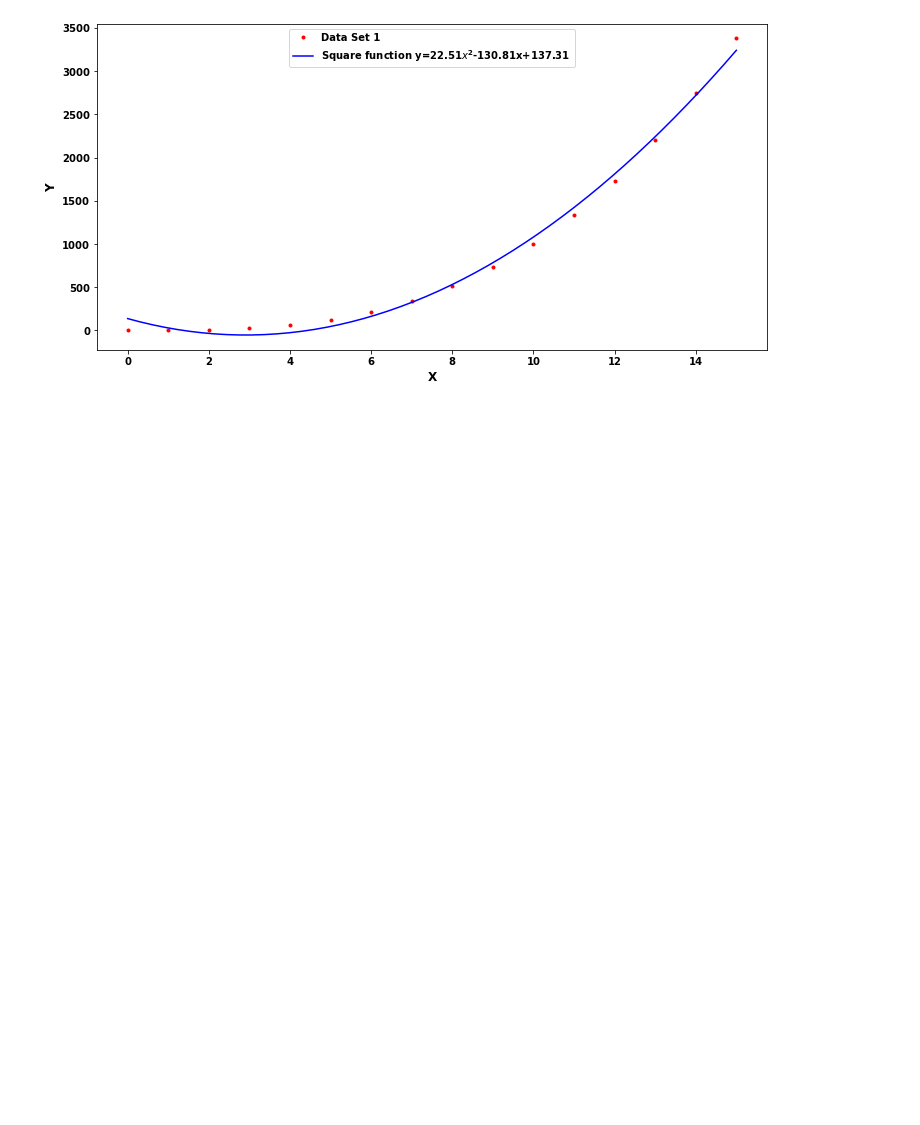
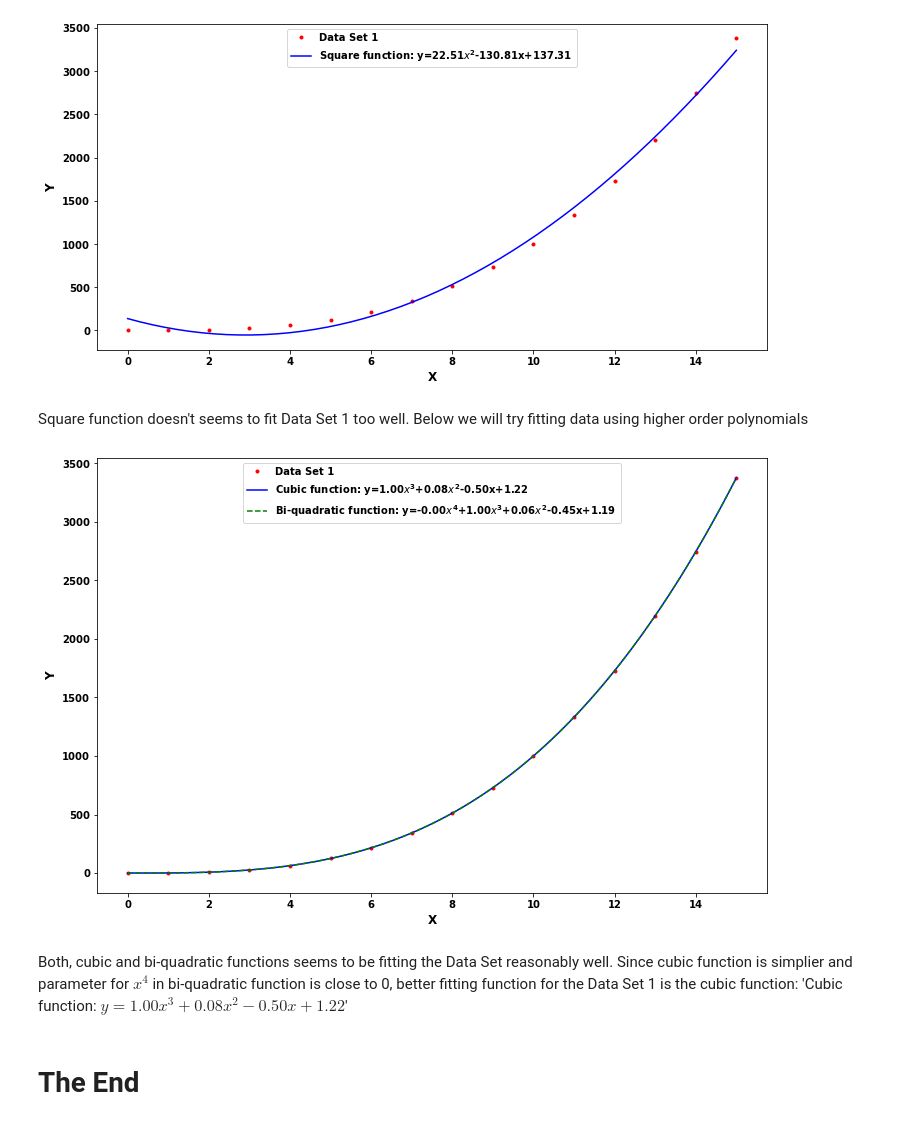
Before and after one commit to przemekbil/ML_and_stats, a Jupyter notebook: Assessment/Topic 3 - Parameters.ipynb, the cells around one changed output. Saved outputs shown, nothing was run; the diff lists cells and outputs as text; code cells hidden in the pictures; blank space fills up the shorter version.

Commit message:
Data Set 1 fitted using cubic function

```diff
--- a/Assessment/Topic 3 - Parameters.ipynb
+++ b/Assessment/Topic 3 - Parameters.ipynb
@@ -62,2 +62,44 @@ plt.legend(['Data Set 1', 'Square function y={:.2f}$x^2${:.2f}x+{:.2f}'.format(p
 # %% [output]
 [figure]
+# %% [markdown]
+Square function doesn't seems to fit Data Set 1 too well. Below we will try fitting data using higher order polynomials
+# %%
+# Trying 3rd degree polynomial (y=a*x^3+b*x^2+c*x+d)
+params3 = np.polyfit(x1, y1, 3)
+
+# Trying 4th degree polynomial (y=a*x^3+b*x^2+c*x+d)
+params4 = np.polyfit(x1, y1, 4)
+# %%
+# Create a plot to visualize Data Set 1 with 3rd and 4th degree polynomial fit
+fig, ax = plt.subplots(figsize=(12,8))
+
+# create x values for plot
+x = np.linspace(min(x1), max(x1), 100)
+
+
+# Set the X axis label
+plt.xlabel('X', fontsize=12)
+# Set the Y axis label
+plt.ylabel('Y', fontsize=12)
+
+
+# Plot Data Set 1 points:
+ax.plot(x1, y1, 'r.');
+
+# Plot cubic function fit for Data Set 1:
+ax.plot(x, np.polyval(params3, x), 'b-');
+
+# Plot bi-quadratic function fit for Data Set 1:
+ax.plot(x, np.polyval(params4, x), 'g--');
+
+# Add the legend
+plt.legend(['Data Set 1',
+            'Cubic function: y={:.2f}$x^3$+{:.2f}$x^2${:.2f}x+{:.2f}'.format(params3[0], params3[1], params3[2], params3[3]),
+           'Bi-quadratic function: y={:.2f}$x^4$+{:.2f}$x^3$+{:.2f}$x^2${:.2f}x+{:.2f}'.format(params4[0], params4[1], params4[2], params4[3], params4[4])],
+           loc='upper center');
+# %% [output]
+[figure, added]
+# %% [markdown]
+Both, cubic and bi-quadratic functions seems to be fitting the Data Set reasonably well. Since cubic function is simplier and parameter for $x^4$ in bi-quadratic function is close to 0, better fitting function for the Data Set 1 is the cubic function: 'Cubic function: $y=1.00x^3+0.08x^2-0.50x+1.22$'
+# %% [markdown]
+# The End
```
Also changed, not shown: parts of 2 cells of this notebook.
